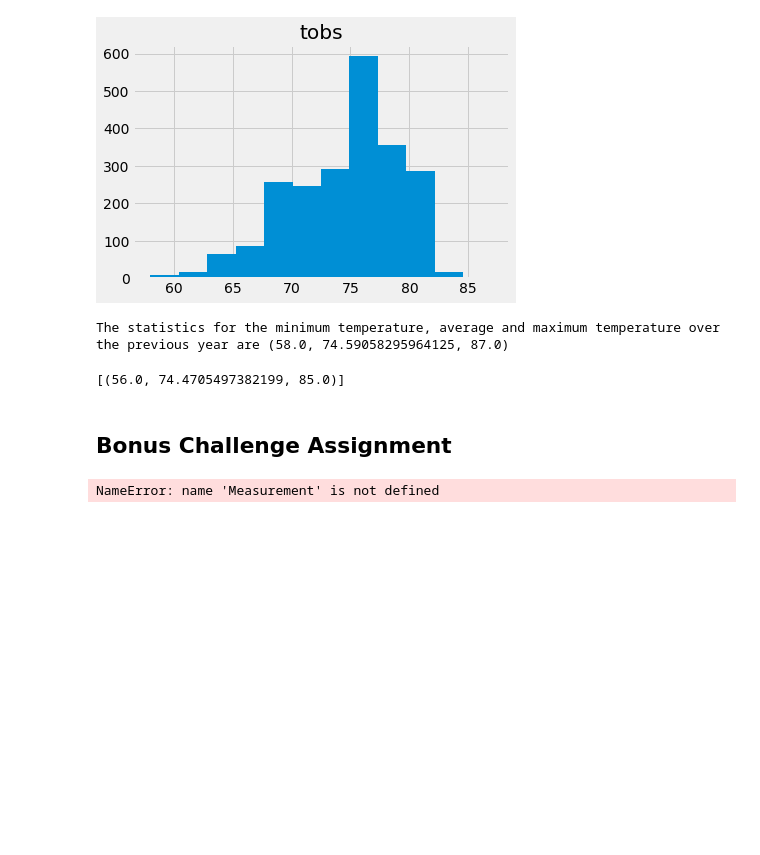
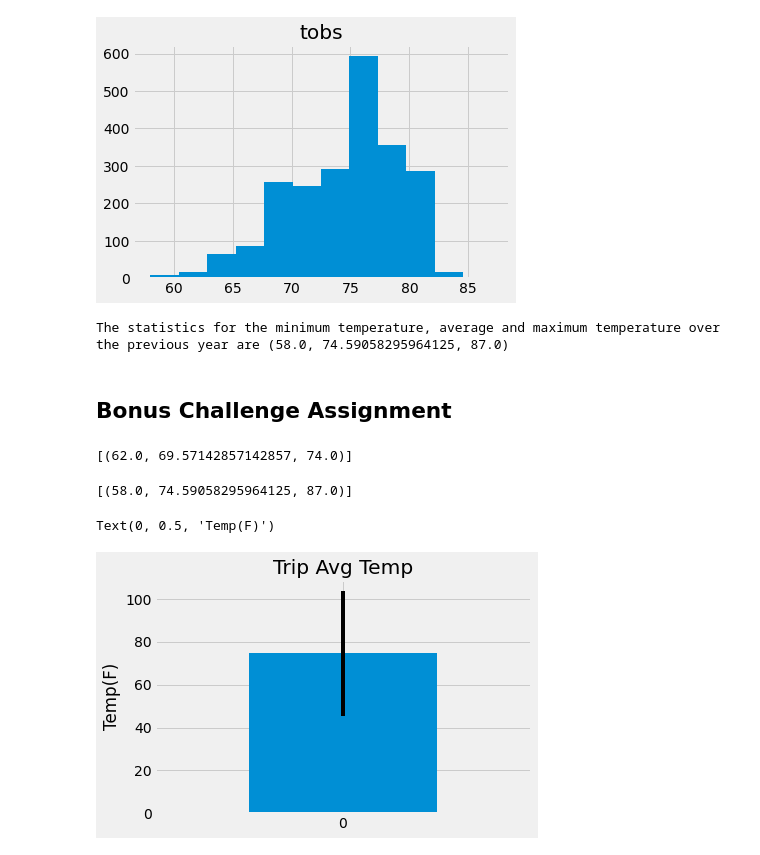
Before and after one commit to Rob397/sqlalchemy-challenge, a Jupyter notebook: climate_starter.ipynb, the cells around one changed output. Drawn from its saved outputs; the diff is of its cells as text; code cells hidden in the pictures; blank space fills up the shorter version.

```diff
--- a/climate_starter.ipynb
+++ b/climate_starter.ipynb
@@ -276,13 +276,6 @@ stats = session.query(func.min(measurement.tobs), func.avg(measurement.tobs), fu
 print(f"The statistics for the minimum temperature, average and maximum temperature over the previous year are {stats[0]}")
 # %% [output]
 The statistics for the minimum temperature, average and maximum temperature over the previous year are (58.0, 74.59058295964125, 87.0)
-# %%
-# Used for queries later in flask
-results = session.query(func.min(measurement.tobs), func.avg(measurement.tobs), func.max(measurement.tobs))\
-    .filter(measurement.date >= start).filter(measurement.date <= end).all()
-results
-# %% [output]
-[(56.0, 74.4705497382199, 85.0)]
 # %% [markdown]
 ## Bonus Challenge Assignment
 # %%
@@ -299,20 +292,33 @@ def calc_temps(start_date, end_date):
         TMIN, TAVE, and TMAX
     """
 
-    return session.query(func.min(Measurement.tobs), func.avg(Measurement.tobs), func.max(Measurement.tobs)).\
-        filter(Measurement.date >= start_date).filter(Measurement.date <= end_date).all()
+    return session.query(func.min(measurement.tobs), func.avg(measurement.tobs), func.max(measurement.tobs)).\
+        filter(measurement.date >= start_date).filter(measurement.date <= end_date).all()
 
 # function usage example
 print(calc_temps('2012-02-28', '2012-03-05'))
 # %% [output]
-NameError: name 'Measurement' is not defined
+[(62.0, 69.57142857142857, 74.0)]
 # %%
 # Use your previous function `calc_temps` to calculate the tmin, tavg, and tmax
 # for your trip using the previous year's data for those same dates.
+# last year of data dt.date(2017, 8, 23) minus 365 days
+print(calc_temps('2016-08-23', '2017-08-23'))
+# %% [output]
+[(58.0, 74.59058295964125, 87.0)]
 # %%
 # Plot the results from your previous query as a bar chart.
 # Use "Trip Avg Temp" as your Title
 # Use the average temperature for the y value
 # Use the peak-to-peak (tmax-tmin) value as the y error bar (yerr)
+
+data = pd.DataFrame(calc_temps('2016-08-23', '2017-08-23'), columns=['tmin', 'tavg', 'tmax'])
+data
+
+data.plot.bar( y='tavg', rot=0, title ="Trip Avg Temp", legend = False, yerr = data['tmax'][0]-data['tmin'][0])
+plt.ylabel("Temp(F)")
+# %% [output]
+Text(0, 0.5, 'Temp(F)')
+[figure, added]
 # %%
 # Calculate the total amount of rainfall per weather station for your trip dates using the previous year's matching dates.
```
Also changed, not shown: parts of 2 cells of this notebook.
